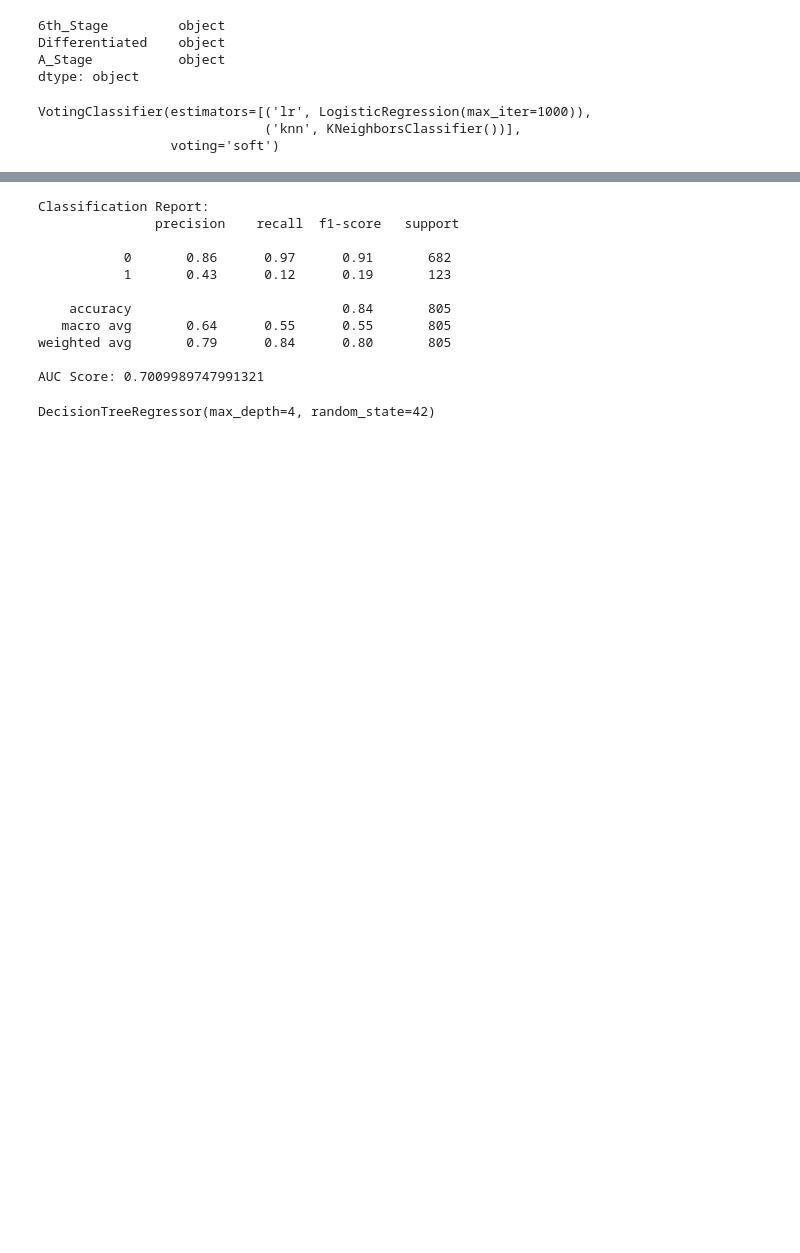
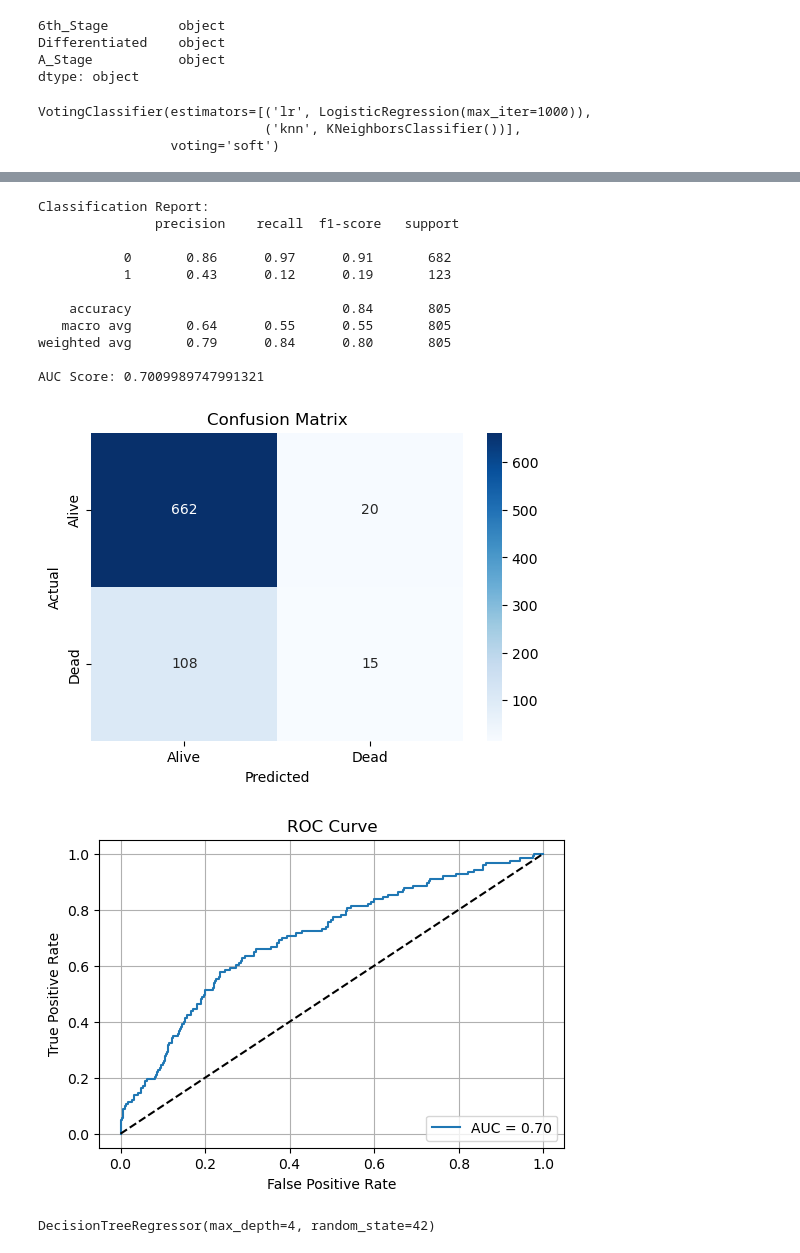
Before and after one commit to yasandu0505/breast-cancer-detection, a Jupyter notebook: Final_Notebook3_20221914_w2052278.ipynb, the cells around one changed output, grey strips where cells are left out. Saved outputs shown, nothing was run; the diff lists cells and outputs as text; code cells hidden in the pictures; blank space fills up the shorter version.

```diff
--- a/Final_Notebook3_20221914_w2052278.ipynb
+++ b/Final_Notebook3_20221914_w2052278.ipynb
@@ -69,25 +93,50 @@ VotingClassifier(estimators=[('lr', LogisticRegression(max_iter=1000)),
 # %%
-from sklearn.metrics import classification_report, roc_auc_score
+import matplotlib.pyplot as plt
+import seaborn as sns
+from sklearn.metrics import classification_report, roc_auc_score, confusion_matrix, roc_curve
 
-
-
+# Predictions and probabilities
 y_pred = voting_clf.predict(x_test_clf_scaled)
 y_probs = voting_clf.predict_proba(x_test_clf_scaled)[:, 1]
 
+# Classification report and AUC score
 print("Classification Report:\n", classification_report(y_test_clf, y_pred))
 print("AUC Score:", roc_auc_score(y_test_clf, y_probs))
+
+# Confusion Matrix
+cm = confusion_matrix(y_test_clf, y_pred)
+plt.figure(figsize=(6,4))
+sns.heatmap(cm, annot=True, fmt="d", cmap="Blues", xticklabels=["Alive", "Dead"], yticklabels=["Alive", "Dead"])
+plt.xlabel("Predicted")
+plt.ylabel("Actual")
+plt.title("Confusion Matrix")
+plt.show()
+
+# ROC Curve
+fpr, tpr, thresholds = roc_curve(y_test_clf, y_probs)
+plt.figure(figsize=(6,4))
+plt.plot(fpr, tpr, label=f"AUC = {roc_auc_score(y_test_clf, y_probs):.2f}")
+plt.plot([0, 1], [0, 1], 'k--')  # Diagonal line
+plt.xlabel("False Positive Rate")
+plt.ylabel("True Positive Rate")
+plt.title("ROC Curve")
+plt.legend(loc="lower right")
+plt.grid()
+plt.show()
 # %% [output]
 Classification Report:
                precision    recall  f1-score   support
 
            0       0.86      0.97      0.91       682
            1       0.43      0.12      0.19       123
 
     accuracy                           0.84       805
    macro avg       0.64      0.55      0.55       805
 weighted avg       0.79      0.84      0.80       805
 
 AUC Score: 0.7009989747991321
+[figure, added]
+[figure, added]
 # %%
 # prepare the regression data
 x_reg = regression_data.drop(columns=["Survival_Months"])
```
Also changed, not shown: parts of 5 cells of this notebook, 1 other file.
